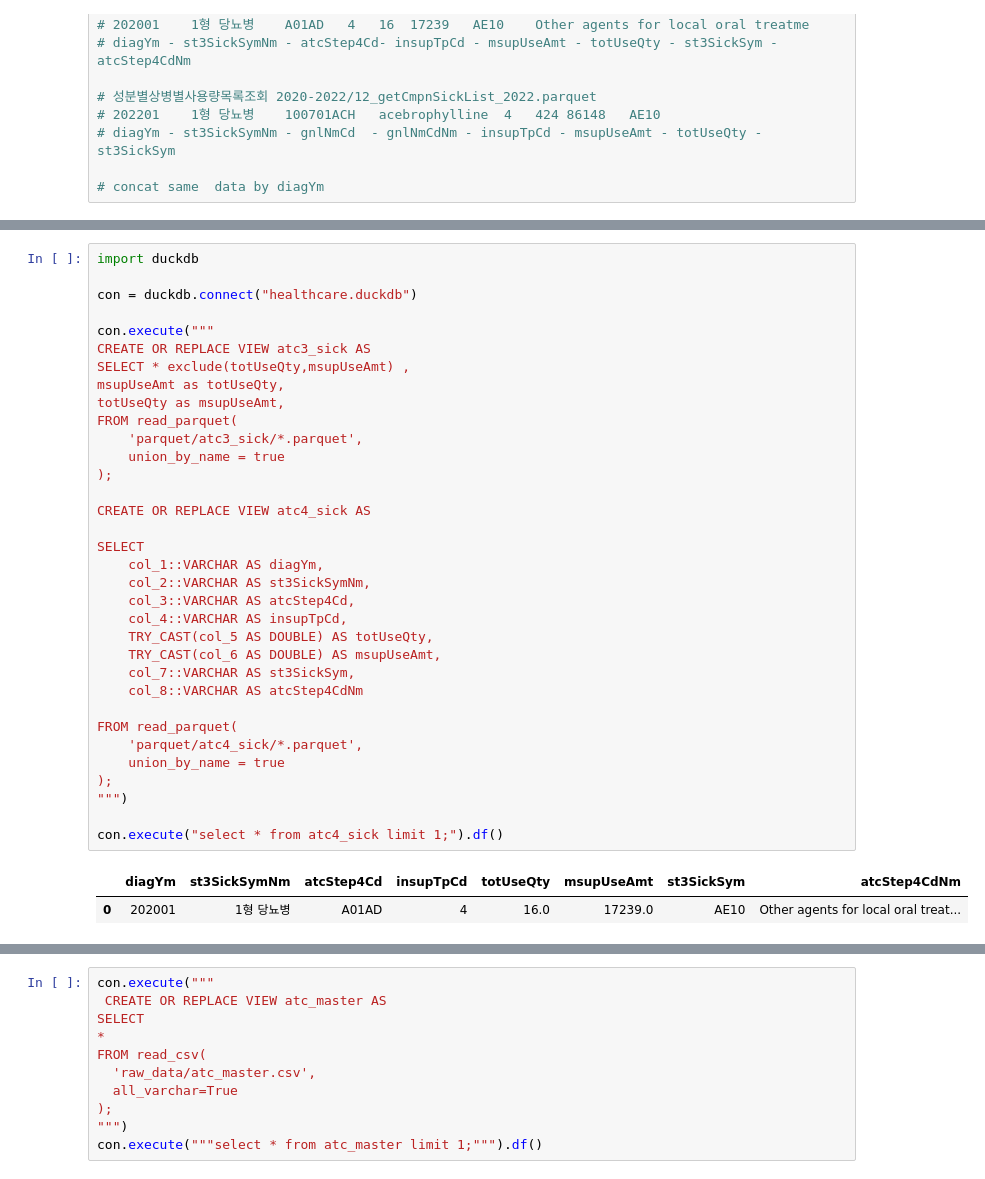
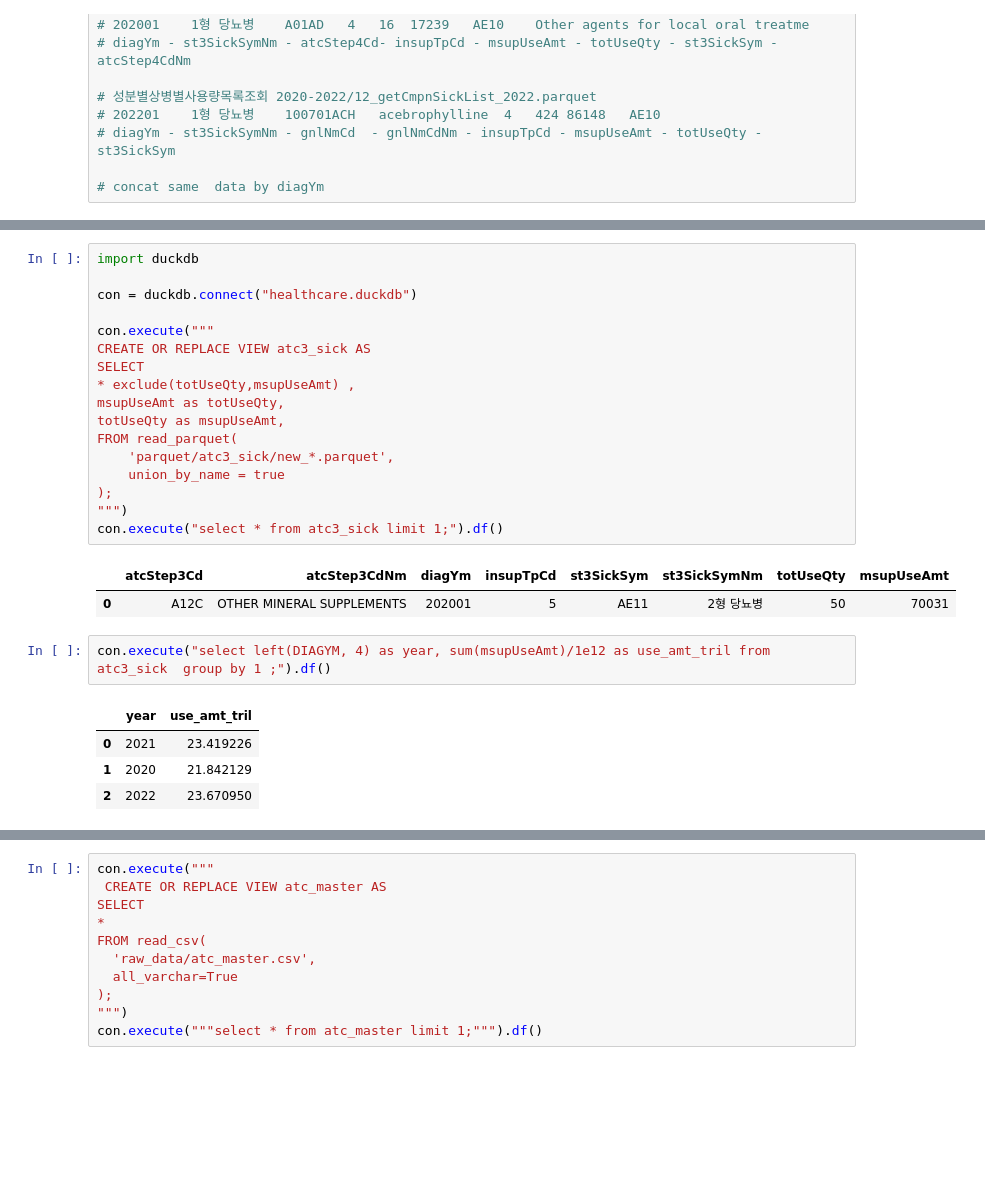
Before and after one commit to benskim/healthcareDA, a Jupyter notebook: old/create-db-pq v2.ipynb, the cells around one changed output, grey strips where cells are left out. Drawn from its saved outputs; the diff is of its cells as text; blank space fills up the shorter version.

```diff
--- a/create-db-pq v2.ipynb
+++ b/old/create-db-pq v2.ipynb
@@ -72,37 +64,27 @@ con.execute("""
 # %%
 import duckdb
 
 con = duckdb.connect("healthcare.duckdb")
 
 con.execute("""
 CREATE OR REPLACE VIEW atc3_sick AS
-SELECT * exclude(totUseQty,msupUseAmt) ,
+SELECT
+* exclude(totUseQty,msupUseAmt) ,
 msupUseAmt as totUseQty,
 totUseQty as msupUseAmt,
 FROM read_parquet(
-    'parquet/atc3_sick/*.parquet',
-    union_by_name = true
-);
-
-CREATE OR REPLACE VIEW atc4_sick AS
-
-SELECT
-    col_1::VARCHAR AS diagYm,
-    col_2::VARCHAR AS st3SickSymNm,
-    col_3::VARCHAR AS atcStep4Cd,
-    col_4::VARCHAR AS insupTpCd,
-    TRY_CAST(col_5 AS DOUBLE) AS totUseQty,
-    TRY_CAST(col_6 AS DOUBLE) AS msupUseAmt,
-    col_7::VARCHAR AS st3SickSym,
-    col_8::VARCHAR AS atcStep4CdNm
-
-FROM read_parquet(
-    'parquet/atc4_sick/*.parquet',
+    'parquet/atc3_sick/new_*.parquet',
     union_by_name = true
 );
 """)
-
-con.execute("select * from atc4_sick limit 1;").df()
+con.execute("select * from atc3_sick limit 1;").df()
 # %% [output]
-|  | diagYm | st3SickSymNm | atcStep4Cd | insupTpCd | totUseQty | msupUseAmt | st3SickSym | atcStep4CdNm |
-| 0 | 202001 | 1형 당뇨병 | A01AD | 4 | 16.0 | 17239.0 | AE10 | Other agents for local oral treat... |
+|  | atcStep3Cd | atcStep3CdNm | diagYm | insupTpCd | st3SickSym | st3SickSymNm | totUseQty | msupUseAmt |
+| 0 | A12C | OTHER MINERAL SUPPLEMENTS | 202001 | 5 | AE11 | 2형 당뇨병 | 50 | 70031 |
+# %%
+con.execute("select left(DIAGYM, 4) as year, sum(msupUseAmt)/1e12 as use_amt_tril from atc3_sick  group by 1 ;").df()
+# %% [output]
+|  | year | use_amt_tril |
+| 0 | 2021 | 23.419226 |
+| 1 | 2020 | 21.842129 |
+| 2 | 2022 | 23.670950 |
```
Also changed, not shown: parts of 24 cells of this notebook, 19 other files.
